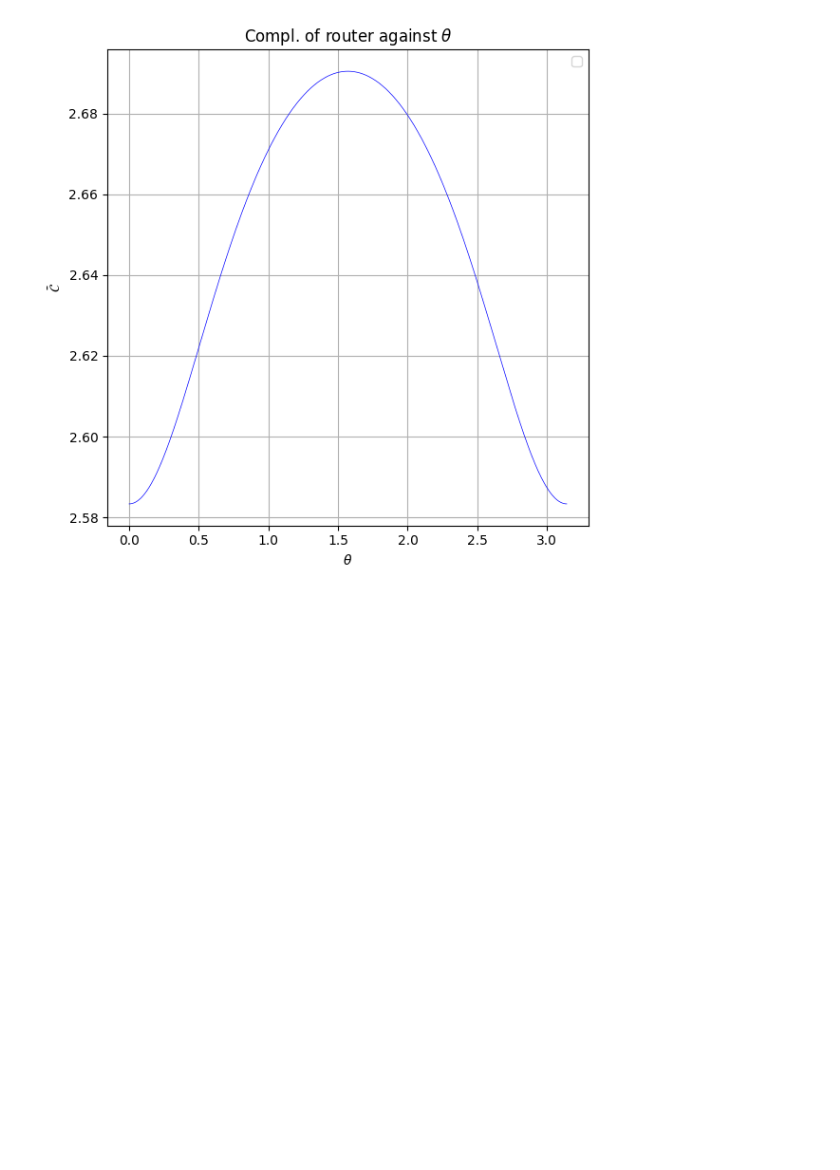
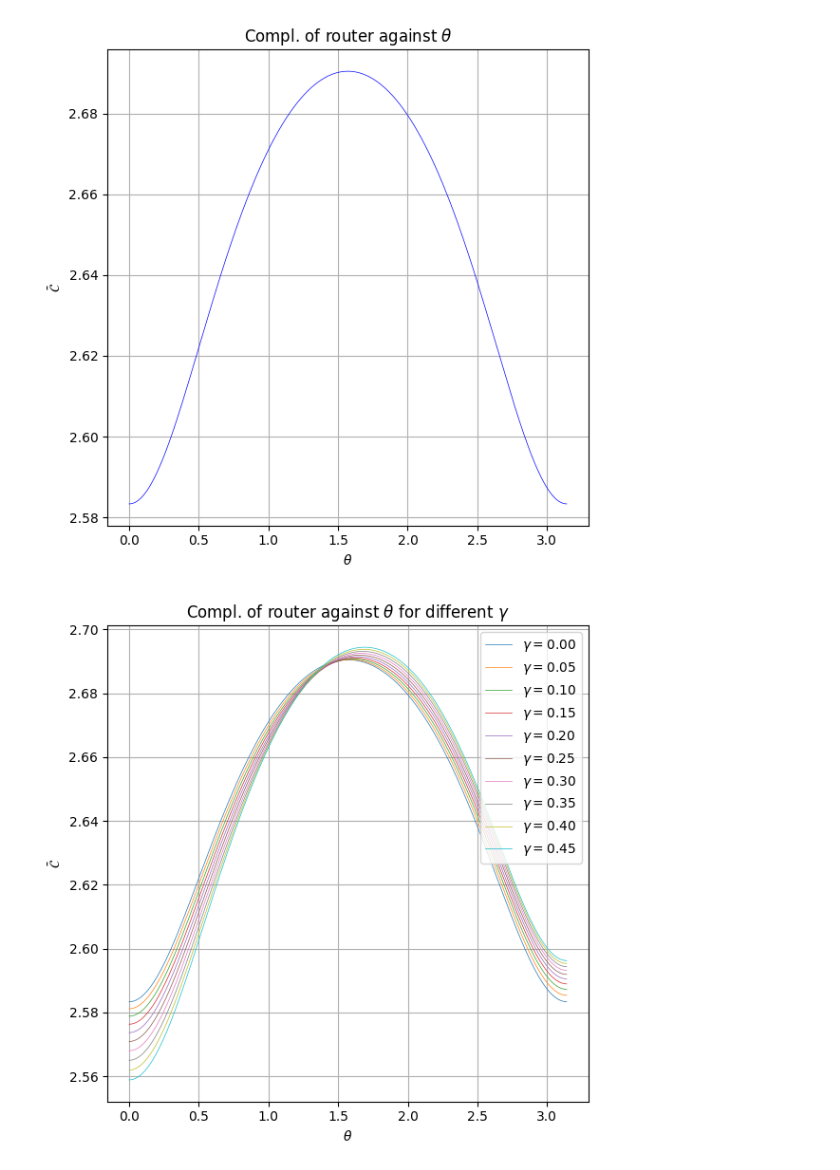
Before and after one commit to erricottaro/Krylov_complexity_on_circulant_graphs, a Jupyter notebook: router.ipynb, the cells around one changed output. Drawn from its saved outputs; the diff is of its cells as text; code cells hidden in the pictures; blank space fills up the shorter version.

Commit message:
added dependence on gamma

```diff
--- a/router.ipynb
+++ b/router.ipynb
@@ -59,3 +59,39 @@ axx.legend()
 plt.show()
 # %% [output]
 [figure]
+# %%
+#varying gamma
+
+gammas = np.linspace(0, 5, 100)
+# %%
+n_thetas = 10000
+theta_max = np.pi
+
+thetas = np.linspace(0, theta_max, n_thetas)
+
+compl_gammas = np.ndarray(shape=(len(gammas),n_thetas), dtype=complex)
+
+i=0
+for gamma in gammas:
+    for j in range(n_thetas):
+        H = gen.router(gamma=gamma, theta=thetas[j])
+        compl_gammas[i,j] = kr.get_complexity(H, psi0, EPS)[1]
+    i+=1
+# %%
+fig, axx = plt.subplots(1,1, figsize=(6,6), tight_layout=True)
+
+axx.set_title(r"Compl. of router against $\theta$ for different $\gamma$")
+axx.grid(True)
+
+axx.set_xlabel(r"$\theta$")
+axx.set_ylabel(r"$\bar{\mathcal{C}}$")
+
+for i in range(min(10, len(gammas))):
+    y=compl_gammas.real[i,:]
+    axx.plot(thetas[1:-2], y[1:-2], linewidth=0.5, label=r"$\gamma=$"+f"{format(gammas[i], '.2f')}")
+
+axx.legend(loc='upper right')
+
+plt.show()
+# %% [output]
+[figure, added]
```
Also changed, not shown: parts of 2 cells of this notebook.
